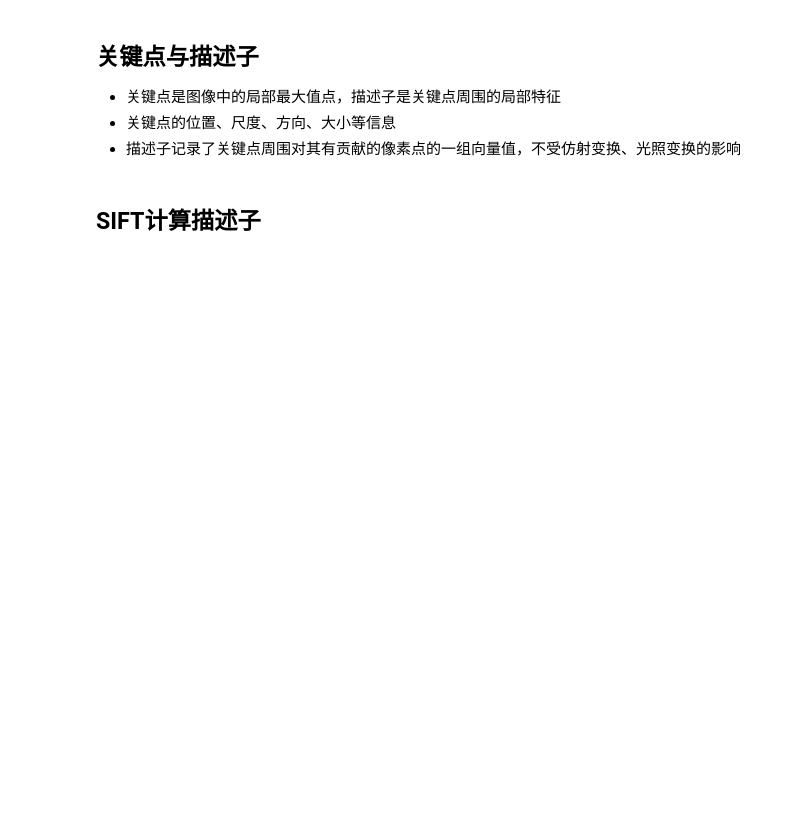
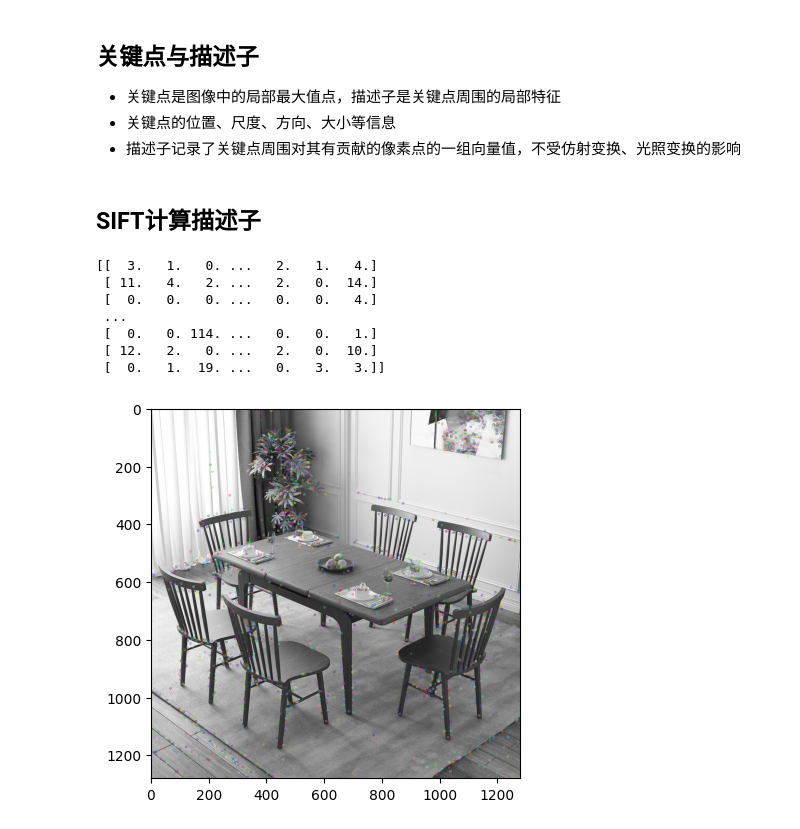
Before and after one commit to GottenZZP/opencvApiLearning, a Jupyter notebook: api/opencvApi.ipynb, the cells around one changed output. Cells and saved outputs as stored; diff of their text form; code cells hidden in the pictures; blank space fills up the shorter version.

```diff
--- a/api/opencvApi.ipynb
+++ b/api/opencvApi.ipynb
@@ -46,3 +51,25 @@ cv2.waitKey(0)
 - 描述子记录了关键点周围对其有贡献的像素点的一组向量值，不受仿射变换、光照变换的影响
 # %% [markdown]
 ## SIFT计算描述子
+# %%
+img = cv2.imread('../template/images/image.jpg')
+# 灰度化
+gray = cv2.cvtColor(img, cv2.COLOR_BGR2GRAY)
+# SIFT特征检测,计算描述子
+sift = cv2.SIFT_create()
+kp, des = sift.detectAndCompute(gray, None)
+# 输出描述子
+print(des)
+# SIFT特征显示
+cv2.drawKeypoints(gray, kp, img)
+plt.imshow(cv2.cvtColor(img, cv2.COLOR_BGR2RGB))
+plt.show()
+# %% [output]
+[[  3.   1.   0. ...   2.   1.   4.]
+ [ 11.   4.   2. ...   2.   0.  14.]
+ [  0.   0.   0. ...   0.   0.   4.]
+ ...
+ [  0.   0. 114. ...   0.   0.   1.]
+ [ 12.   2.   0. ...   2.   0.  10.]
+ [  0.   1.  19. ...   0.   3.   3.]]
+[figure, added]
```
Also changed, not shown: parts of 13 cells of this notebook.
